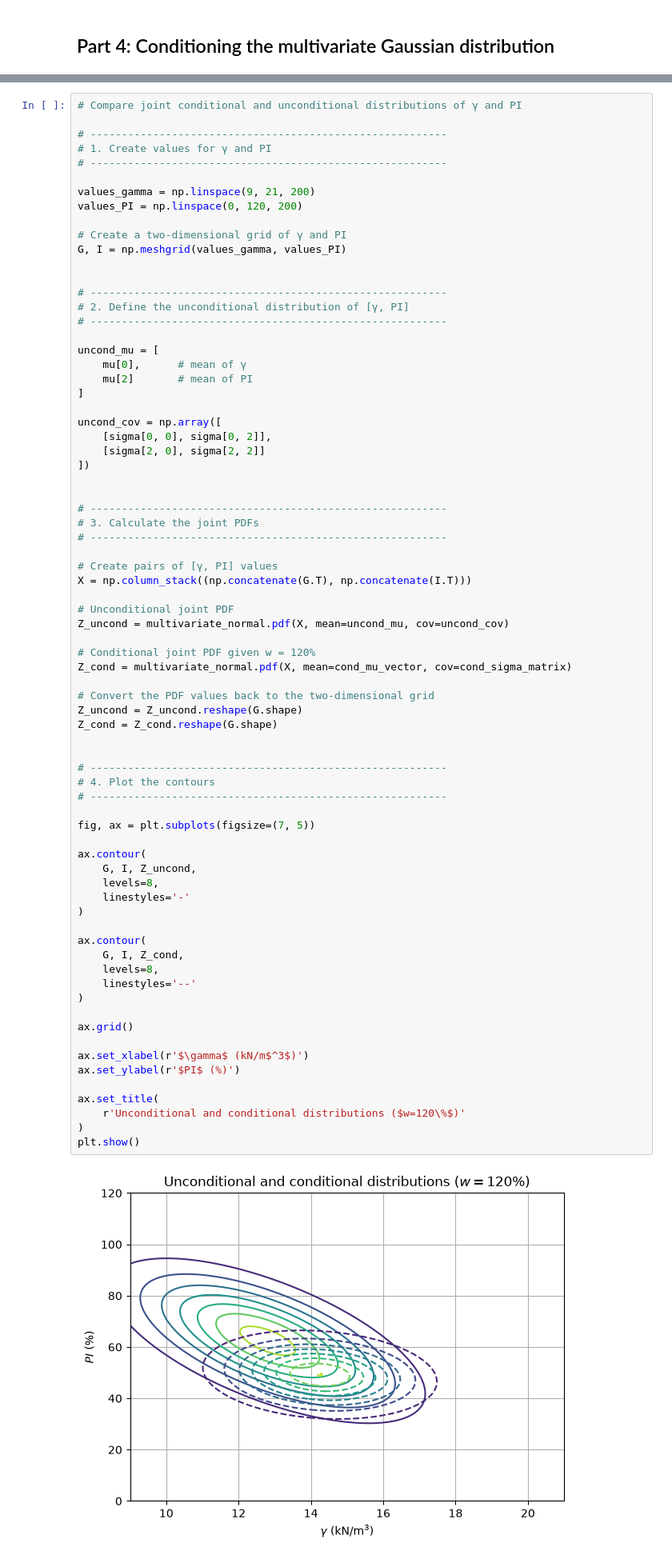
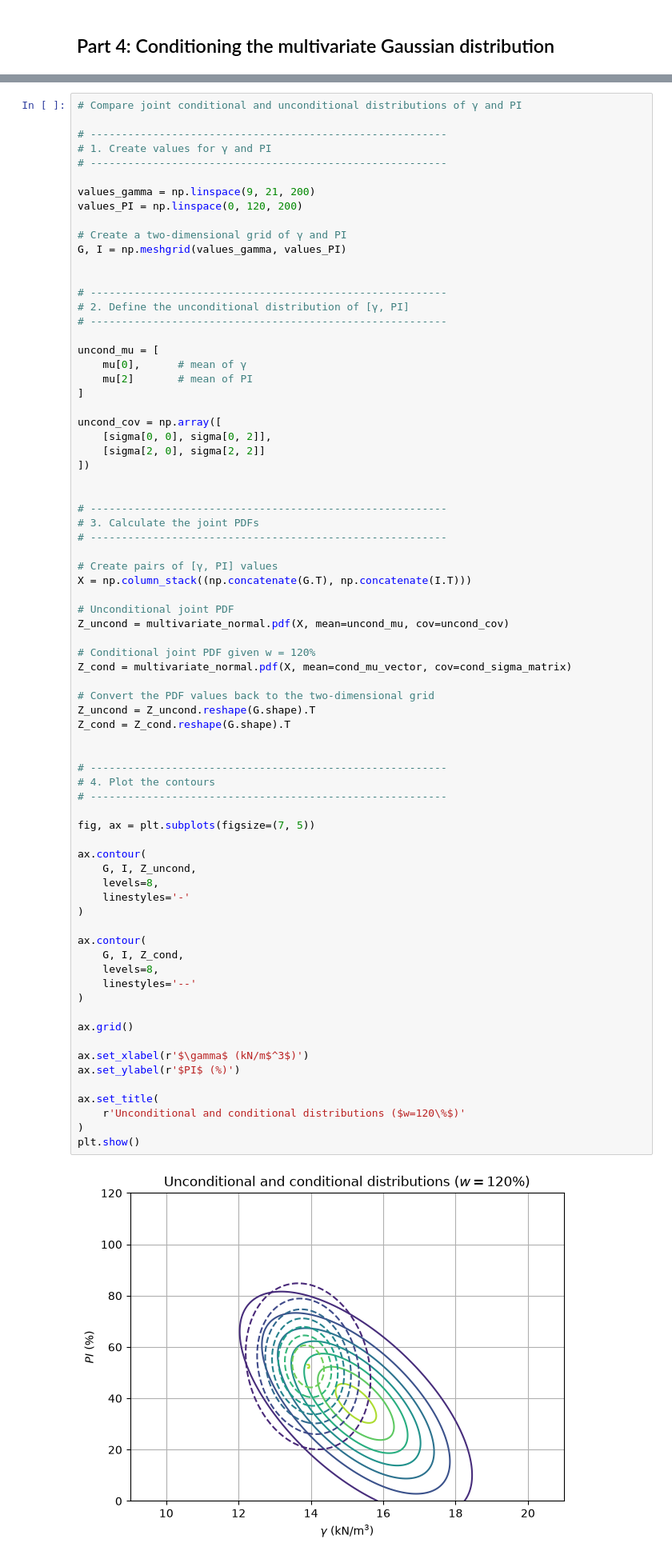
Before and after one commit to NielsJongsma/GA1.5, a Jupyter notebook: Gaussian_Soil.ipynb, the cells around one changed output, grey strips where cells are left out. Shown at 80% size. Drawn from its saved outputs; the diff is of its cells as text.

```diff
--- a/Gaussian_Soil.ipynb
+++ b/Gaussian_Soil.ipynb
@@ -563,38 +563,38 @@ Z_uncond = multivariate_normal.pdf(X, mean=uncond_mu, cov=uncond_cov)
 Z_cond = multivariate_normal.pdf(X, mean=cond_mu_vector, cov=cond_sigma_matrix)
 
 # Convert the PDF values back to the two-dimensional grid
-Z_uncond = Z_uncond.reshape(G.shape)
-Z_cond = Z_cond.reshape(G.shape)
+Z_uncond = Z_uncond.reshape(G.shape).T
+Z_cond = Z_cond.reshape(G.shape).T
 
 
 # ---------------------------------------------------------
 # 4. Plot the contours
 # ---------------------------------------------------------
 
 fig, ax = plt.subplots(figsize=(7, 5))
 
 ax.contour(
     G, I, Z_uncond,
     levels=8,
     linestyles='-'
 )
 
 ax.contour(
     G, I, Z_cond,
     levels=8,
     linestyles='--'
 )
 
 ax.grid()
 
 ax.set_xlabel(r'$\gamma$ (kN/m$^3$)')
 ax.set_ylabel(r'$PI$ (%)')
 
 ax.set_title(
     r'Unconditional and conditional distributions ($w=120\%$)'
 )
 plt.show()
 # %% [output]
-[figure, old version]
+[figure, new version]
 # %% [markdown]
 > By Zheng Guan, Delft University of Technology. CC BY 4.0, more info [on the Credits page of Workbook](https://mude.citg.tudelft.nl/workbook-2026/credits.html).
```
Also changed, not shown: parts of 3 cells of this notebook.
